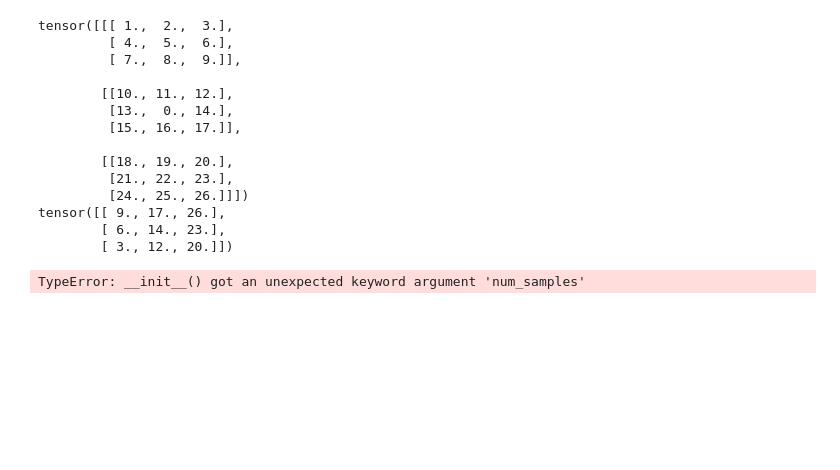
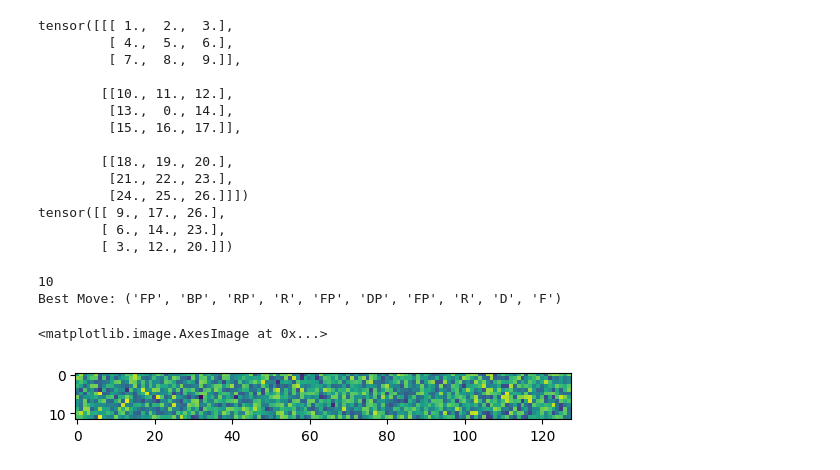
Before and after one commit to kvnjthms/rubiks, a Jupyter notebook: rubiks.ipynb, the cells around one changed output. Saved outputs shown, nothing was run; the diff lists cells and outputs as text; code cells hidden in the pictures; blank space fills up the shorter version.

```diff
--- a/rubiks.ipynb
+++ b/rubiks.ipynb
@@ -384,7 +385,8 @@ tensor([[ 9., 17., 26.],
         [ 6., 14., 23.],
         [ 3., 12., 20.]])
 # %%
-dataset = RubiksCubeDataset(num_samples=1000)
+data = generate_data(10)
+dataset = RubiksCubeDataset(data)
 dataloader = DataLoader(dataset, batch_size=32, shuffle=True)
 
 print(len(dataset))
@@ -394,8 +396,12 @@ for cubes, best_moves in dataloader:
     print("Best Move:", best_moves)
     break
 # %% [output]
-TypeError: __init__() got an unexpected keyword argument 'num_samples'
+10
+Best Move: ('FP', 'BP', 'RP', 'R', 'FP', 'DP', 'FP', 'R', 'D', 'F')
 # %%
-plt.imshow(net.weight2.detach().numpy())
+plt.imshow(net.fc2.weight.detach().numpy())
+# %% [output]
+<matplotlib.image.AxesImage at 0x...>
+[figure, added]
 # %%
 pic = plt.imshow(RUBIKS_CUBE.reshape(3, 9), cmap='hsv')
```
Also changed, not shown: parts of 4 cells of this notebook.
